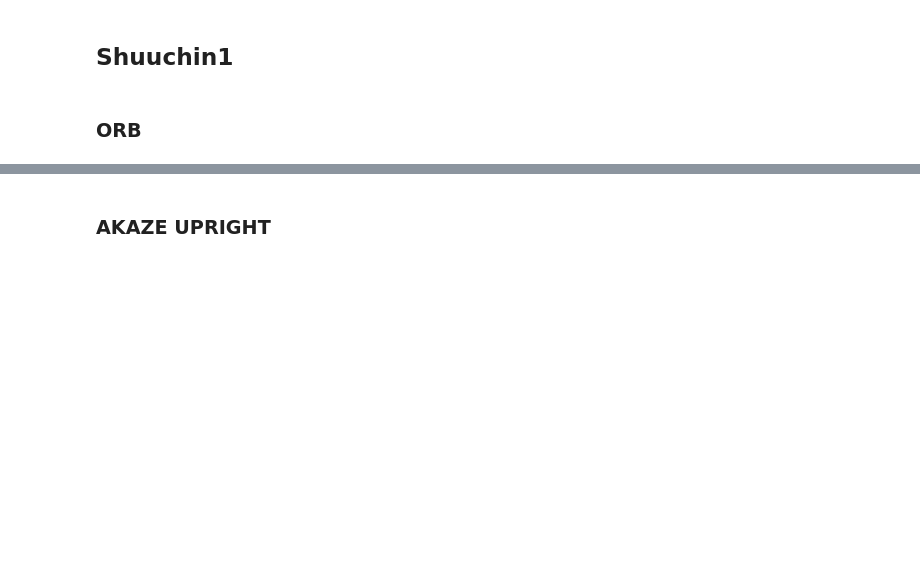
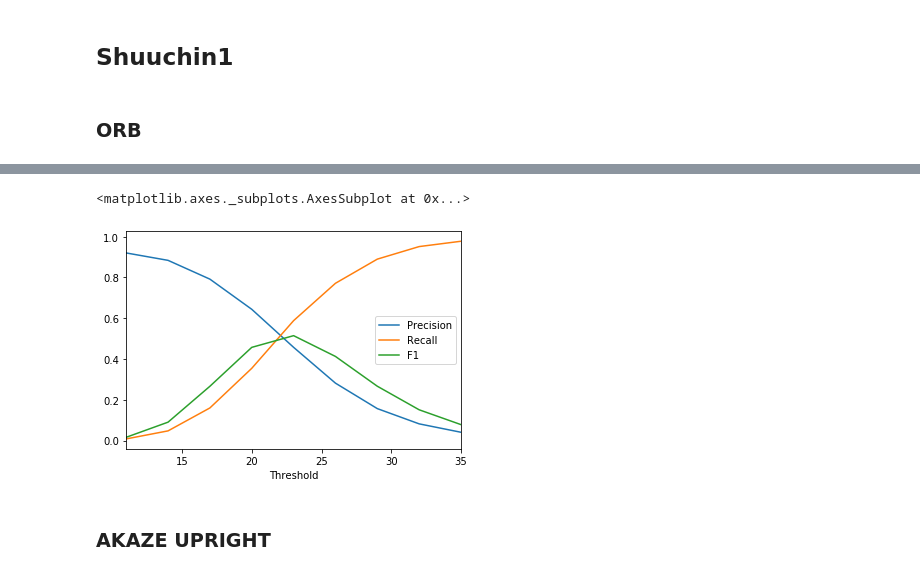
Before and after one commit to leyhline/bukan-collection, a Jupyter notebook: 12-feature-detection.ipynb, the cells around one changed output, grey strips where cells are left out. Cells and saved outputs as stored; diff of their text form; code cells hidden in the pictures; blank space fills up the shorter version.

Commit message:
Computing and plotting F1 scores

```diff
--- a/12-feature-detection.ipynb
+++ b/12-feature-detection.ipynb
@@ -15,6 +17,17 @@ shuuchin3 = read_offset_csv("annotations/shuuchinbukan-3.csv")
 shuuchin1_paths = transform_offsets_to_paths(shuuchin1)
 shuuchin2_paths = transform_offsets_to_paths(shuuchin2)
 shuuchin3_paths = transform_offsets_to_paths(shuuchin3)
+# %%
+def calculate_or_load_matches(path_h5, data_paths_df, detect_fn):
+    if os.path.exists(path_h5):
+        return pd.read_hdf(path_h5, "default")
+    else:
+        detect_time, (keypoints, descriptors) = detect_fn(data_paths_df)
+        print("Getting all descriptors took", detect_time, "seconds.")
+        match_time_s, matches_df = cross_match(descriptors)
+        print("Getting all the cross matches took", match_time_s, "seconds.")
+        matches_df.to_hdf(path_h5, key="default", mode="w", complevel=9)
+        return matches_df
 # %% [markdown]
 ## Shuuchin1
 # %% [markdown]
@@ -29,4 +35,10 @@ Getting all descriptors took 422.0554910999999 seconds.
+# %%
+matches_shuuchin1_orb = calculate_or_load_matches("results/matches_shuuchin1_orb.h5", shuuchin1_paths, detect_keypoints_and_descriptors_orb)
 # %%
-pr_results_orb = precision_recall_total(matches_df_orb, 11, 36, 3)
+pr_shuuchin1_orb = precision_recall_total(matches_shuuchin1_orb, 11, 36, 3)
+pr_shuuchin1_orb.plot()
+# %% [output]
+<matplotlib.axes._subplots.AxesSubplot at 0x...>
+[figure, added]
 # %% [markdown]
 ### AKAZE UPRIGHT
```
Also changed, not shown: parts of 52 cells of this notebook, 1 other file.
